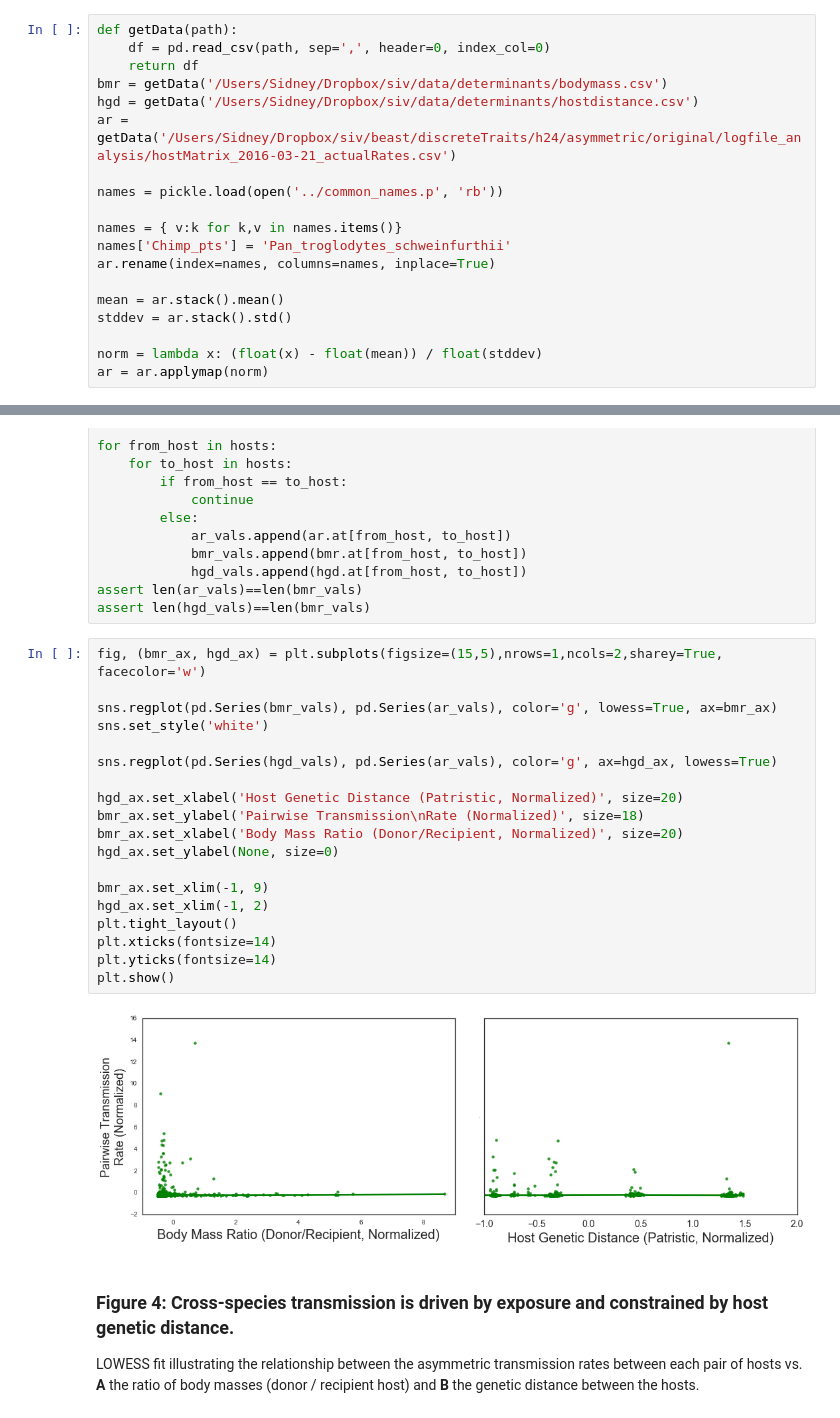
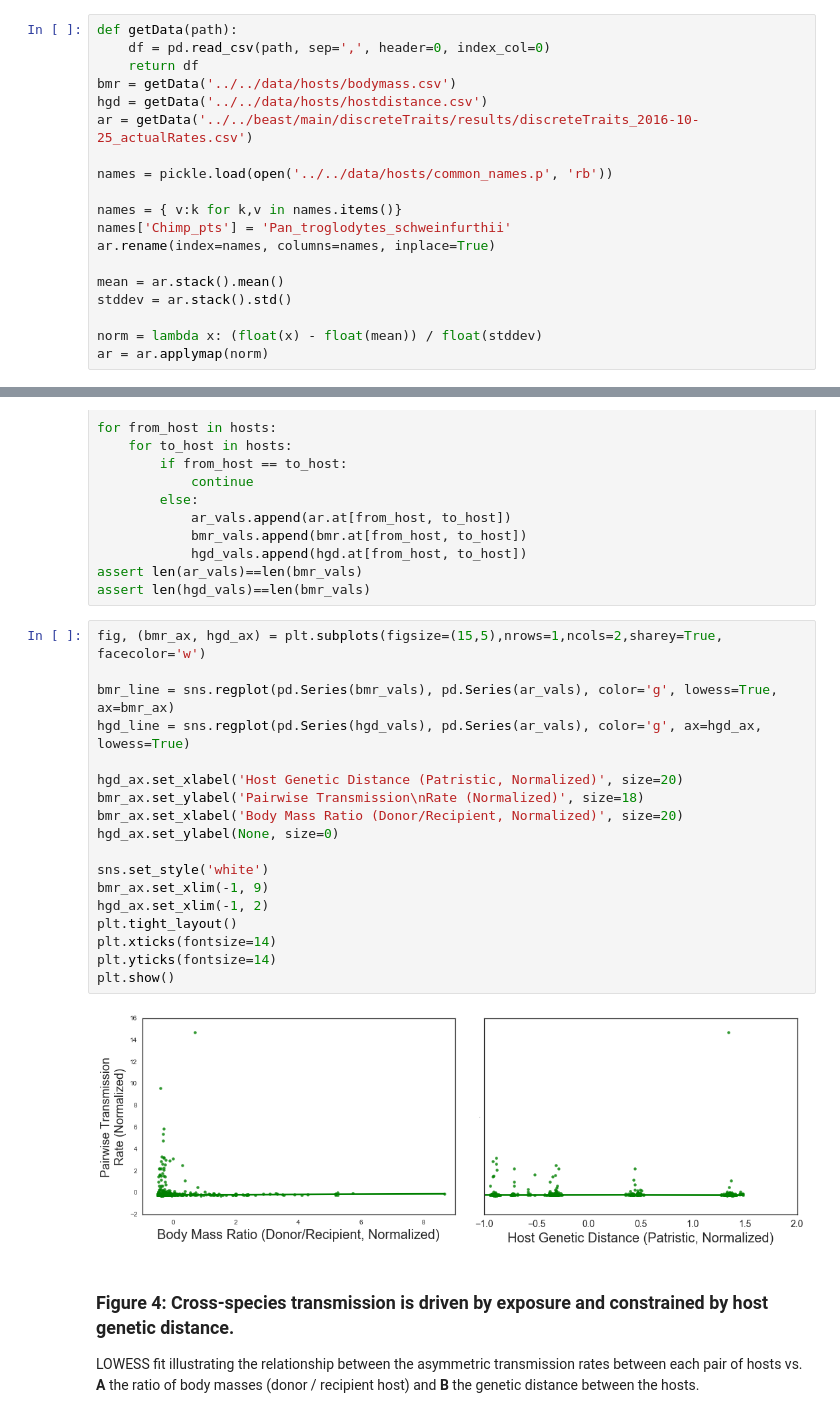
Before and after one commit to blab/siv-cst, a Jupyter notebook: figures/predictors/predictor_scatterplots.ipynb, the cells around one changed output, grey strips where cells are left out. Drawn from its saved outputs; the diff is of its cells as text.

```diff
--- a/figures/predictors/predictor_scatterplots.ipynb
+++ b/figures/predictors/predictor_scatterplots.ipynb
@@ -9,11 +9,11 @@ import pickle
 def getData(path):
     df = pd.read_csv(path, sep=',', header=0, index_col=0)
     return df
-bmr = getData('/Users/Sidney/Dropbox/siv/data/determinants/bodymass.csv')
-hgd = getData('/Users/Sidney/Dropbox/siv/data/determinants/hostdistance.csv')
-ar = getData('/Users/Sidney/Dropbox/siv/beast/discreteTraits/h24/asymmetric/original/logfile_analysis/hostMatrix_2016-03-21_actualRates.csv')
+bmr = getData('../../data/hosts/bodymass.csv')
+hgd = getData('../../data/hosts/hostdistance.csv')
+ar = getData('../../beast/main/discreteTraits/results/discreteTraits_2016-10-25_actualRates.csv')
 
-names = pickle.load(open('../common_names.p', 'rb'))
+names = pickle.load(open('../../data/hosts/common_names.p', 'rb'))
 
 names = { v:k for k,v in names.items()}
 names['Chimp_pts'] = 'Pan_troglodytes_schweinfurthii'
@@ -44,24 +44,23 @@ assert len(hgd_vals)==len(bmr_vals)
 # %%
 fig, (bmr_ax, hgd_ax) = plt.subplots(figsize=(15,5),nrows=1,ncols=2,sharey=True, facecolor='w')
 
-sns.regplot(pd.Series(bmr_vals), pd.Series(ar_vals), color='g', lowess=True, ax=bmr_ax)
-sns.set_style('white')
-
-sns.regplot(pd.Series(hgd_vals), pd.Series(ar_vals), color='g', ax=hgd_ax, lowess=True)
+bmr_line = sns.regplot(pd.Series(bmr_vals), pd.Series(ar_vals), color='g', lowess=True, ax=bmr_ax)
+hgd_line = sns.regplot(pd.Series(hgd_vals), pd.Series(ar_vals), color='g', ax=hgd_ax, lowess=True)
 
 hgd_ax.set_xlabel('Host Genetic Distance (Patristic, Normalized)', size=20)
 bmr_ax.set_ylabel('Pairwise Transmission\nRate (Normalized)', size=18)
 bmr_ax.set_xlabel('Body Mass Ratio (Donor/Recipient, Normalized)', size=20)
 hgd_ax.set_ylabel(None, size=0)
 
+sns.set_style('white')
 bmr_ax.set_xlim(-1, 9)
 hgd_ax.set_xlim(-1, 2)
 plt.tight_layout()
 plt.xticks(fontsize=14)
 plt.yticks(fontsize=14)
 plt.show()
 # %% [output]
-[figure, old version]
+[figure, new version]
 # %% [markdown]
 ### Figure 4: Cross-species transmission is driven by exposure and constrained by host genetic distance.
 LOWESS fit illustrating the relationship between the asymmetric transmission rates between each pair of hosts vs. **A** the ratio of body masses (donor / recipient host) and **B** the genetic distance between the hosts.
```
Also changed, not shown: parts of 2 cells of this notebook.
